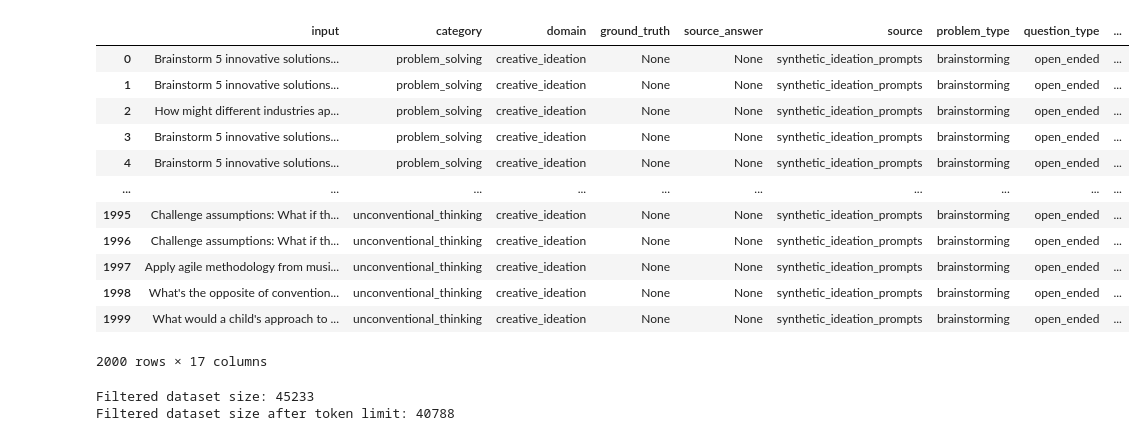
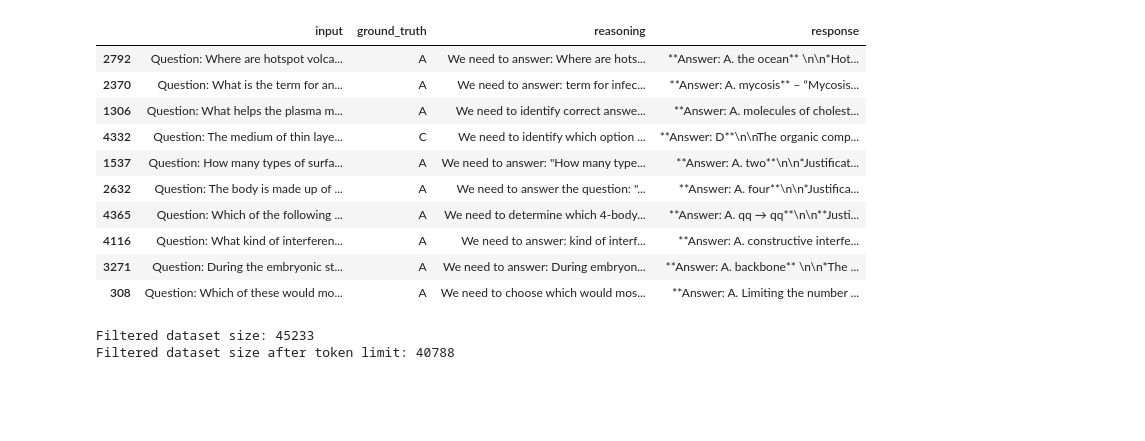
Before and after one commit to hazardscarn/google-tunix-kaggle, a Jupyter notebook: data-generation/create_final_dataset_v1.ipynb, the cells around one changed output. Drawn from its saved outputs; the diff is of its cells as text; code cells hidden in the pictures; blank space fills up the shorter version.

```diff
--- a/data-generation/create_final_dataset_v1.ipynb
+++ b/data-generation/create_final_dataset_v1.ipynb
@@ -43,21 +43,19 @@ summarization = ensure_split_column(summarization)
 
 combined_df = pd.concat([math, code, science, common_sense, creative_writing, ideation, financial, reading, summarization], ignore_index=True)
 # %%
-ideation[ideation['total_tokens'] < 2048]
+science[['input','ground_truth','reasoning','response']].sample(10)
 # %% [output]
-|  | input | category | domain | ground_truth | source_answer | source | problem_type | question_type | ... |
-| 0 | Brainstorm 5 innovative solutions... | problem_solving | creative_ideation | None | None | synthetic_ideation_prompts | brainstorming | open_ended | ... |
-| 1 | Brainstorm 5 innovative solutions... | problem_solving | creative_ideation | None | None | synthetic_ideation_prompts | brainstorming | open_ended | ... |
-| 2 | How might different industries ap... | problem_solving | creative_ideation | None | None | synthetic_ideation_prompts | brainstorming | open_ended | ... |
-| 3 | Brainstorm 5 innovative solutions... | problem_solving | creative_ideation | None | None | synthetic_ideation_prompts | brainstorming | open_ended | ... |
-| 4 | Brainstorm 5 innovative solutions... | problem_solving | creative_ideation | None | None | synthetic_ideation_prompts | brainstorming | open_ended | ... |
-| ... | ... | ... | ... | ... | ... | ... | ... | ... | ... |
-| 1995 | Challenge assumptions: What if th... | unconventional_thinking | creative_ideation | None | None | synthetic_ideation_prompts | brainstorming | open_ended | ... |
-| 1996 | Challenge assumptions: What if th... | unconventional_thinking | creative_ideation | None | None | synthetic_ideation_prompts | brainstorming | open_ended | ... |
-| 1997 | Apply agile methodology from musi... | unconventional_thinking | creative_ideation | None | None | synthetic_ideation_prompts | brainstorming | open_ended | ... |
-| 1998 | What's the opposite of convention... | unconventional_thinking | creative_ideation | None | None | synthetic_ideation_prompts | brainstorming | open_ended | ... |
-| 1999 | What would a child's approach to ... | unconventional_thinking | creative_ideation | None | None | synthetic_ideation_prompts | brainstorming | open_ended | ... |
+|  | input | ground_truth | reasoning | response |
+| 2792 | Question: Where are hotspot volca... | A | We need to answer: Where are hots... | **Answer: A. the ocean** \n\n*Hot... |
+| 2370 | Question: What is the term for an... | A | We need to answer: term for infec... | **Answer: A. mycosis** – “Mycosis... |
+| 1306 | Question: What helps the plasma m... | A | We need to identify correct answe... | **Answer: A. molecules of cholest... |
+| 4332 | Question: The medium of thin laye... | C | We need to identify which option ... | **Answer: D**\n\nThe organic comp... |
+| 1537 | Question: How many types of surfa... | A | We need to answer: "How many type... | **Answer: A. two**\n\n*Justificat... |
+| 2632 | Question: The body is made up of ... | A | We need to answer the question: "... | **Answer: A. four**\n\n*Justifica... |
+| 4365 | Question: Which of the following ... | A | We need to determine which 4-body... | **Answer: A. qq → qq**\n\n**Justi... |
+| 4116 | Question: What kind of interferen... | A | We need to answer: kind of interf... | **Answer: A. constructive interfe... |
+| 3271 | Question: During the embryonic st... | A | We need to answer: During embryon... | **Answer: A. backbone** \n\n*The ... |
+| 308 | Question: Which of these would mo... | A | We need to choose which would mos... | **Answer: A. Limiting the number ... |
-2000 rows × 17 columns
 # %%
 ##Filter to train data samples and those with reasoning and response populated
 combined_df1 = combined_df[(combined_df['split'] == 'train') &
```
Also changed, not shown: 11 other files.
